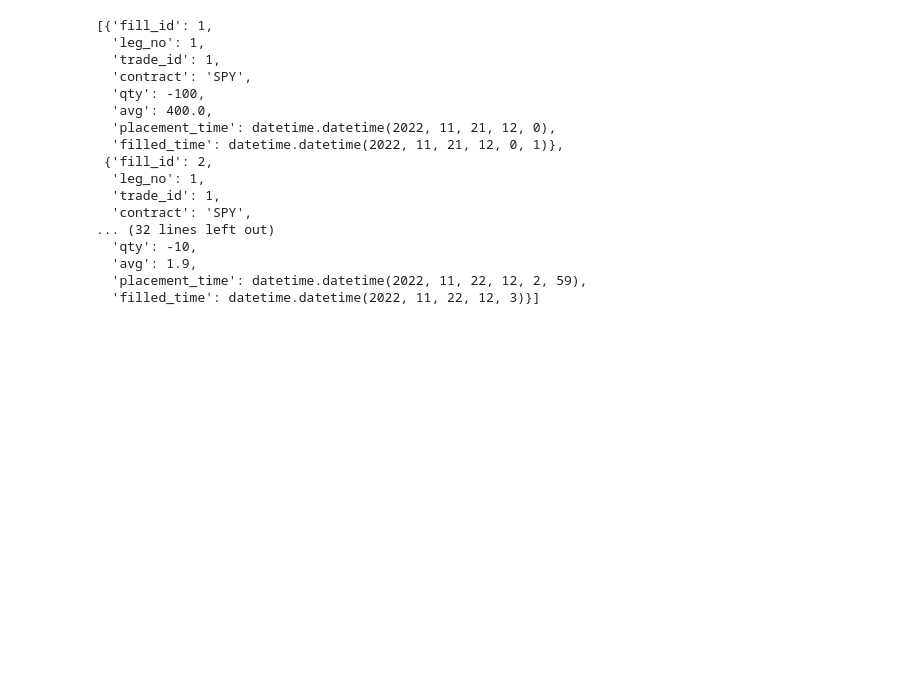
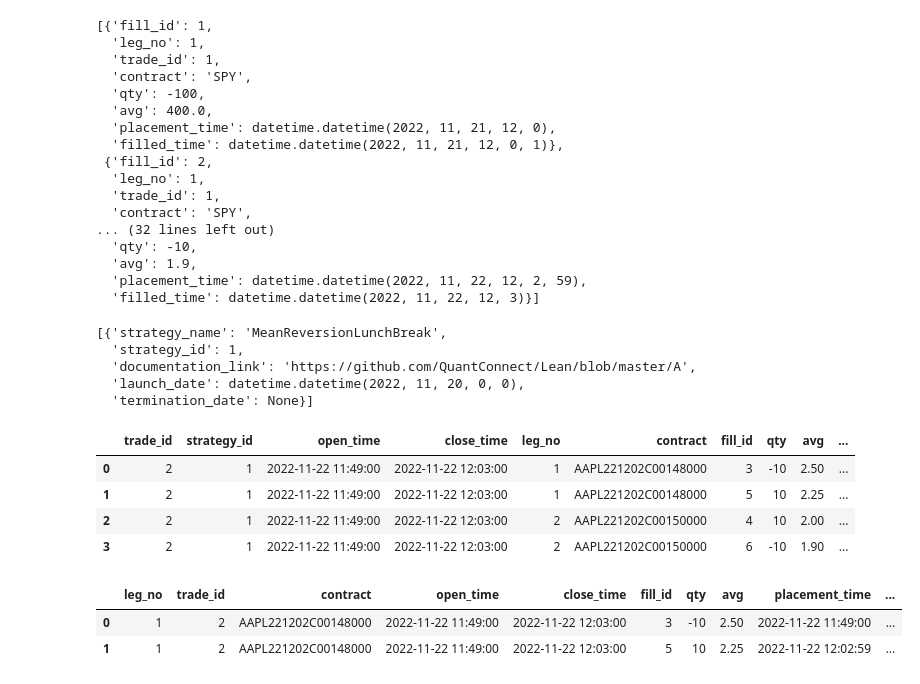
Before and after one commit to Northeastern-Trading-Systems/lightning-db, a Jupyter notebook: testing-notebook.ipynb, the cells around one changed output. Drawn from its saved outputs; the diff is of its cells as text; code cells hidden in the pictures; blank space fills up the shorter version.

```diff
--- a/testing-notebook.ipynb
+++ b/testing-notebook.ipynb
@@ -213,3 +213,62 @@ json_data
   'avg': 1.9,
   'placement_time': datetime.datetime(2022, 11, 22, 12, 2, 59),
   'filled_time': datetime.datetime(2022, 11, 22, 12, 3)}]
+# %%
+# Testing get_strategy_info
+
+import pandas as pd
+
+cursor.execute('SELECT * from strategy;')
+col_headers = [x[0] for x in cursor.description]
+json_data = []
+the_data = cursor.fetchall()
+for row in the_data:
+    json_data.append(dict(zip(col_headers, row)))
+json_data
+# %% [output]
+[{'strategy_name': 'MeanReversionLunchBreak',
+  'strategy_id': 1,
+  'documentation_link': 'https://github.com/QuantConnect/Lean/blob/master/A',
+  'launch_date': datetime.datetime(2022, 11, 20, 0, 0),
+  'termination_date': None}]
+# %%
+# Testing get_trade_info
+
+# TODO: FIX QUERY
+
+cursor.execute("""
+SELECT * from trade join trade_leg on trade.trade_id = trade_leg.trade_id join fill on trade_leg.leg_no = fill.leg_no and trade_leg.trade_id = fill.trade_id
+where trade.trade_id = '000000002'
+order by trade_leg.leg_no, fill.placement_time;
+""")
+col_headers = [x[0] for x in cursor.description]
+json_data = []
+the_data = cursor.fetchall()
+for row in the_data:
+    json_data.append(dict(zip(col_headers, row)))
+df = pd.DataFrame(json_data)
+df
+# %% [output]
+|  | trade_id | strategy_id | open_time | close_time | leg_no | contract | fill_id | qty | avg | ... |
+| 0 | 2 | 1 | 2022-11-22 11:49:00 | 2022-11-22 12:03:00 | 1 | AAPL221202C00148000 | 3 | -10 | 2.50 | ... |
+| 1 | 2 | 1 | 2022-11-22 11:49:00 | 2022-11-22 12:03:00 | 1 | AAPL221202C00148000 | 5 | 10 | 2.25 | ... |
+| 2 | 2 | 1 | 2022-11-22 11:49:00 | 2022-11-22 12:03:00 | 2 | AAPL221202C00150000 | 4 | 10 | 2.00 | ... |
+| 3 | 2 | 1 | 2022-11-22 11:49:00 | 2022-11-22 12:03:00 | 2 | AAPL221202C00150000 | 6 | -10 | 1.90 | ... |
+# %%
+# Testing get_trade_leg_info
+cursor.execute("""
+Select * from trade_leg join fill on trade_leg.leg_no = fill.leg_no and trade_leg.trade_id = fill.trade_id
+where trade_leg.trade_id = '000000002' and trade_leg.leg_no = '1'
+order by fill.placement_time;
+""")
+col_headers = [x[0] for x in cursor.description]
+json_data = []
+the_data = cursor.fetchall()
+for row in the_data:
+    json_data.append(dict(zip(col_headers, row)))
+df = pd.DataFrame(json_data)
+df
+# %% [output]
+|  | leg_no | trade_id | contract | open_time | close_time | fill_id | qty | avg | placement_time | ... |
+| 0 | 1 | 2 | AAPL221202C00148000 | 2022-11-22 11:49:00 | 2022-11-22 12:03:00 | 3 | -10 | 2.50 | 2022-11-22 11:49:00 | ... |
+| 1 | 1 | 2 | AAPL221202C00148000 | 2022-11-22 11:49:00 | 2022-11-22 12:03:00 | 5 | 10 | 2.25 | 2022-11-22 12:02:59 | ... |
```
Also changed, not shown: parts of 5 cells of this notebook, 2 other files.
